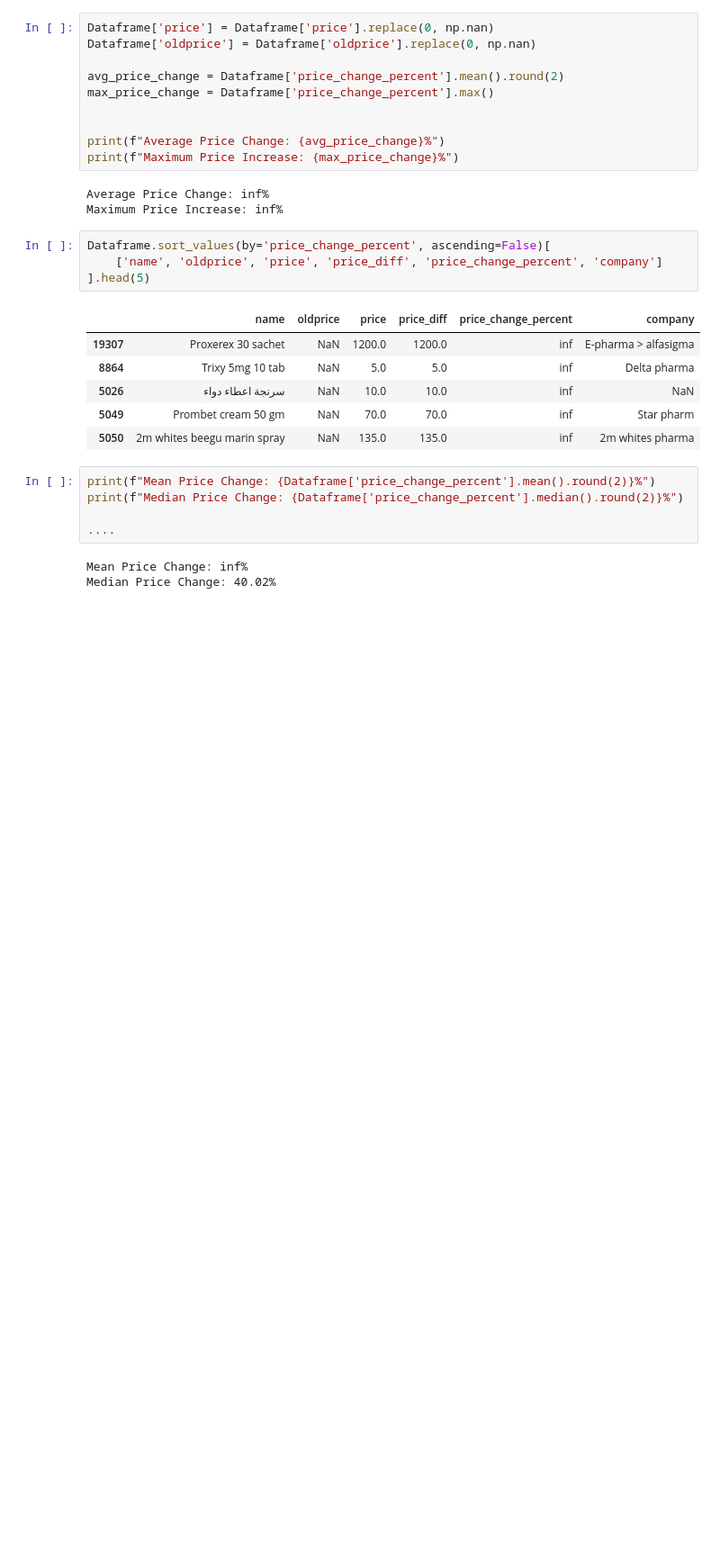
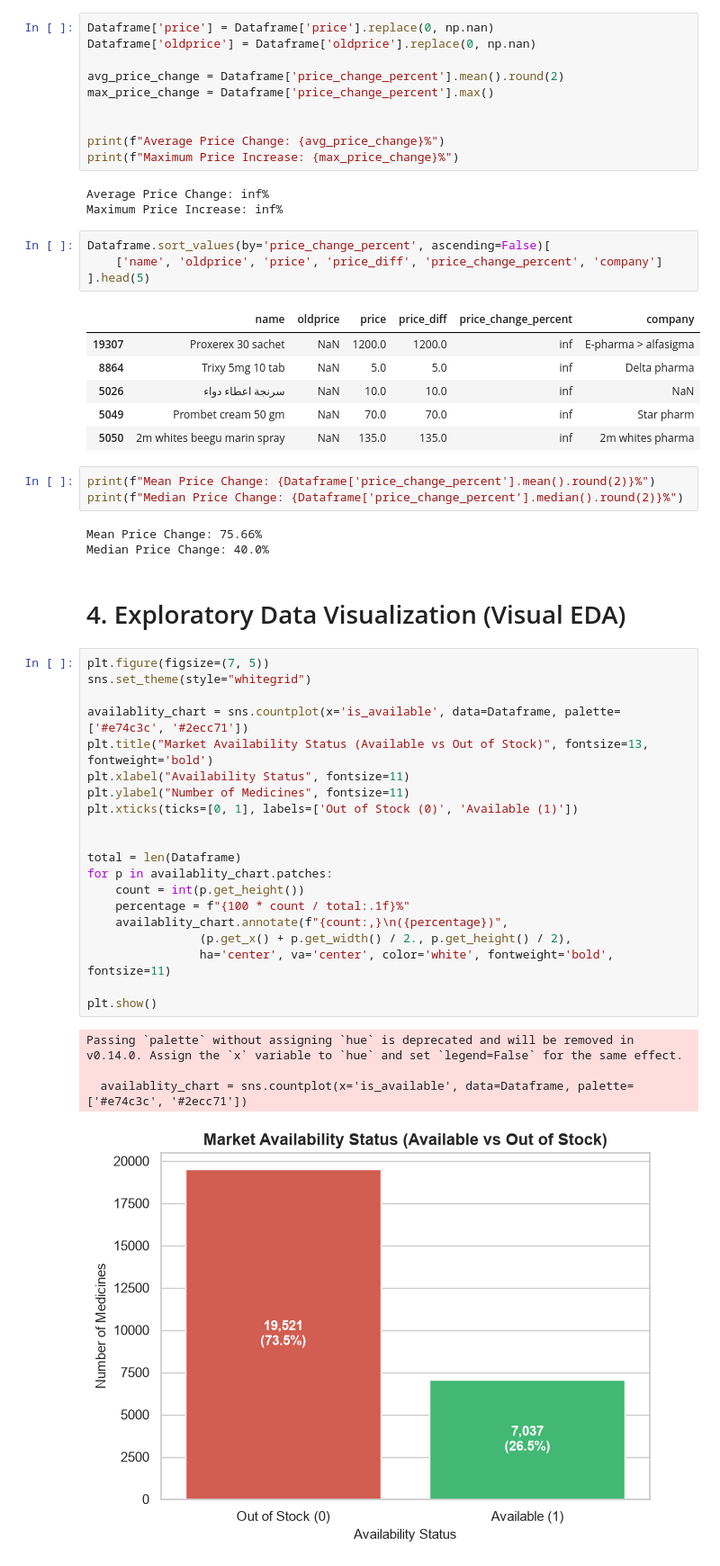
Before and after one commit to Nada-Ssalem/DEPI-Final-project, a Jupyter notebook: notebook/intial-eda2.ipynb, the cells around one changed output. Shown at 90% size. Cells and saved outputs as stored; diff of their text form; blank space fills up the shorter version.

Commit message:
Update EDA and data cleaning notebooks

```diff
--- a/notebook/intial-eda2.ipynb
+++ b/notebook/intial-eda2.ipynb
@@ -235,8 +237,33 @@ Dataframe.sort_values(by='price_change_percent', ascending=False)[
 # %%
 print(f"Mean Price Change: {Dataframe['price_change_percent'].mean().round(2)}%")
 print(f"Median Price Change: {Dataframe['price_change_percent'].median().round(2)}%")
-
-....
 # %% [output]
-Mean Price Change: inf%
-Median Price Change: 40.02%
+Mean Price Change: 75.66%
+Median Price Change: 40.0%
+# %% [markdown]
+# 4. Exploratory Data Visualization (Visual EDA)
+# %%
+plt.figure(figsize=(7, 5))
+sns.set_theme(style="whitegrid")
+
+availablity_chart = sns.countplot(x='is_available', data=Dataframe, palette=['#e74c3c', '#2ecc71'])
+plt.title("Market Availability Status (Available vs Out of Stock)", fontsize=13, fontweight='bold')
+plt.xlabel("Availability Status", fontsize=11)
+plt.ylabel("Number of Medicines", fontsize=11)
+plt.xticks(ticks=[0, 1], labels=['Out of Stock (0)', 'Available (1)'])
+
+
+total = len(Dataframe)
+for p in availablity_chart.patches:
+    count = int(p.get_height())
+    percentage = f"{100 * count / total:.1f}%"
+    availablity_chart.annotate(f"{count:,}\n({percentage})",
+                (p.get_x() + p.get_width() / 2., p.get_height() / 2),
+                ha='center', va='center', color='white', fontweight='bold', fontsize=11)
+
+plt.show()
+# %% [output]
+Passing `palette` without assigning `hue` is deprecated and will be removed in v0.14.0. Assign the `x` variable to `hue` and set `legend=False` for the same effect.
+
+  availablity_chart = sns.countplot(x='is_available', data=Dataframe, palette=['#e74c3c', '#2ecc71'])
+[figure, added]
```
Also changed, not shown: parts of 6 cells of this notebook.
